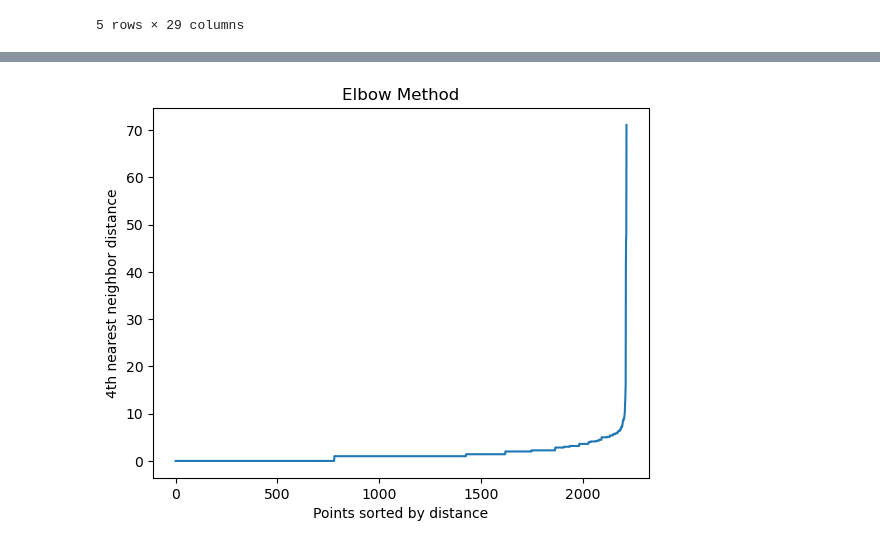
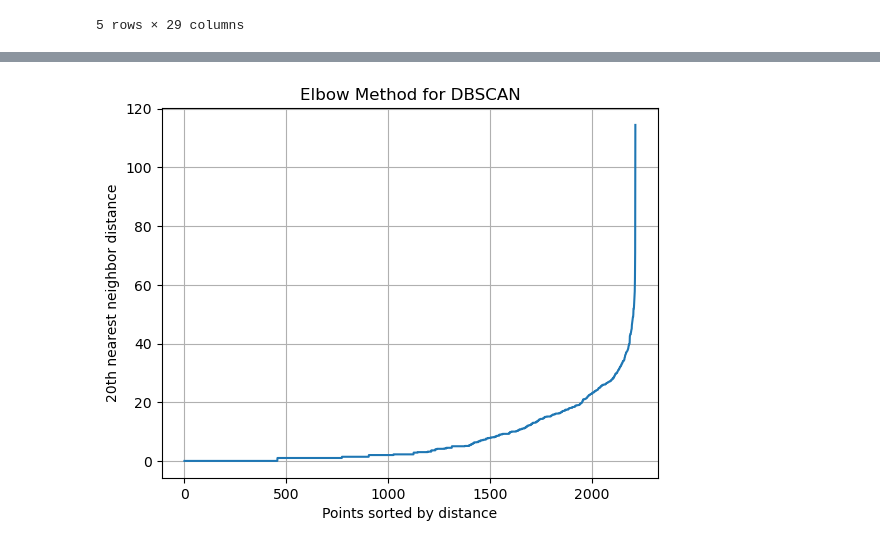
Before and after one commit to ZachMajernik/DataScience2, a Jupyter notebook: Launch&ExitTickets/ExitTicket_2-28.ipynb, the cells around one changed output, grey strips where cells are left out. Cells and saved outputs as stored; diff of their text form; code cells hidden in the pictures.

```diff
--- a/Launch&ExitTickets/ExitTicket_2-28.ipynb
+++ b/Launch&ExitTickets/ExitTicket_2-28.ipynb
@@ -30,19 +32,20 @@ sns.scatterplot(data=df, x='age', y='MntSweetProducts')
 # %%
-from sklearn.neighbors import NearestNeighbors
-
-# Assuming X is your feature matrix
-# Calculate the distance to the kth nearest neighbor for each point
-k = 4  # Choose the number of neighbors for the Elbow Method
-nbrs = NearestNeighbors(n_neighbors=k).fit(X)
-distances, _ = nbrs.kneighbors(X)
-distances = np.sort(distances[:, -1])
-
-# Plot the distance to the kth nearest neighbor
-plt.plot(distances)
-plt.xlabel('Points sorted by distance')
-plt.ylabel(f'{k}th nearest neighbor distance')
-plt.title('Elbow Method')
-plt.show()
+X = df[['MntFishProducts','MntSweetProducts']]
-# %% [output]
-[figure, removed]
+# %%
+k = 20
+nbrs = NearestNeighbors(n_neighbors=k).fit(X)
+distances, _ = nbrs.kneighbors(X)
+distances = np.sort(distances[:, -1])
+
+# Plot the distance to the kth nearest neighbor
+plt.plot(distances)
+plt.xlabel('Points sorted by distance')
+plt.ylabel(f'{k}th nearest neighbor distance')
+plt.title('Elbow Method for DBSCAN')
+plt.grid(True)
+plt.show()
+
+# 25 pears to be the best k value
+# %% [output]
+[figure, added]
 # %%
```
Also changed, not shown: parts of 3 cells of this notebook.
